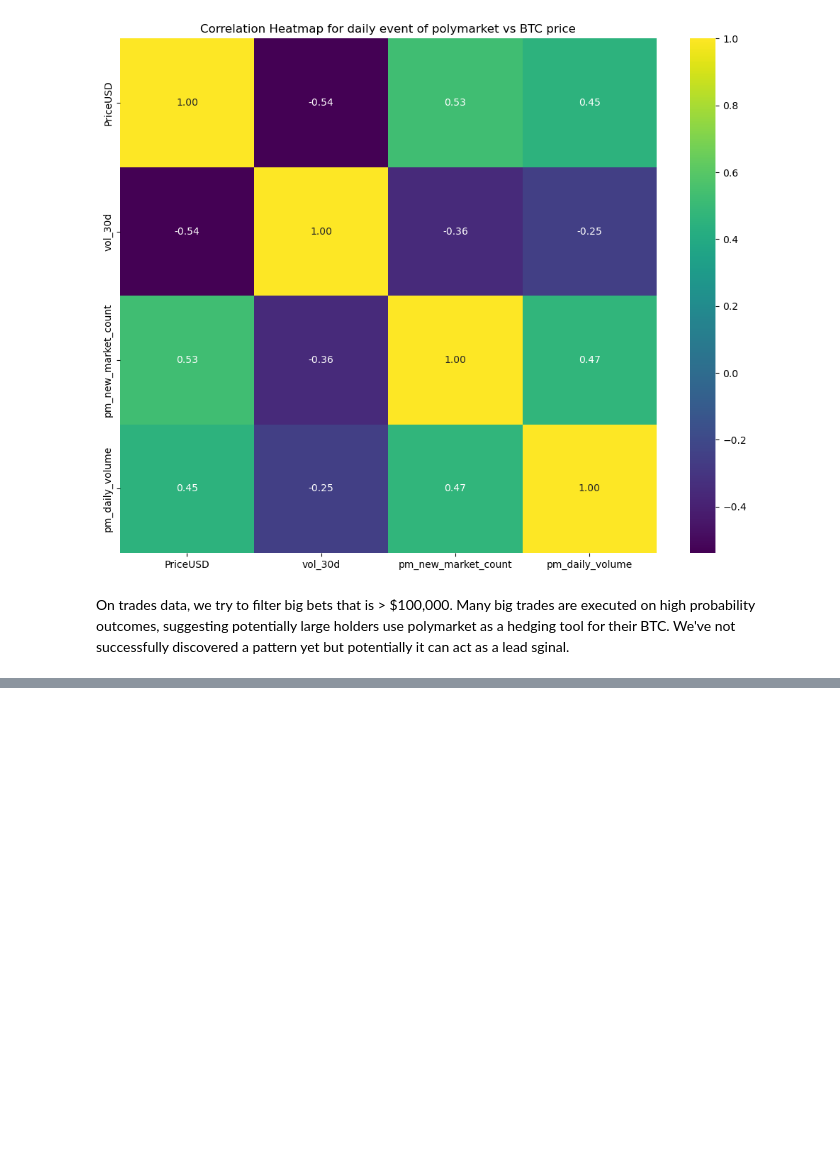
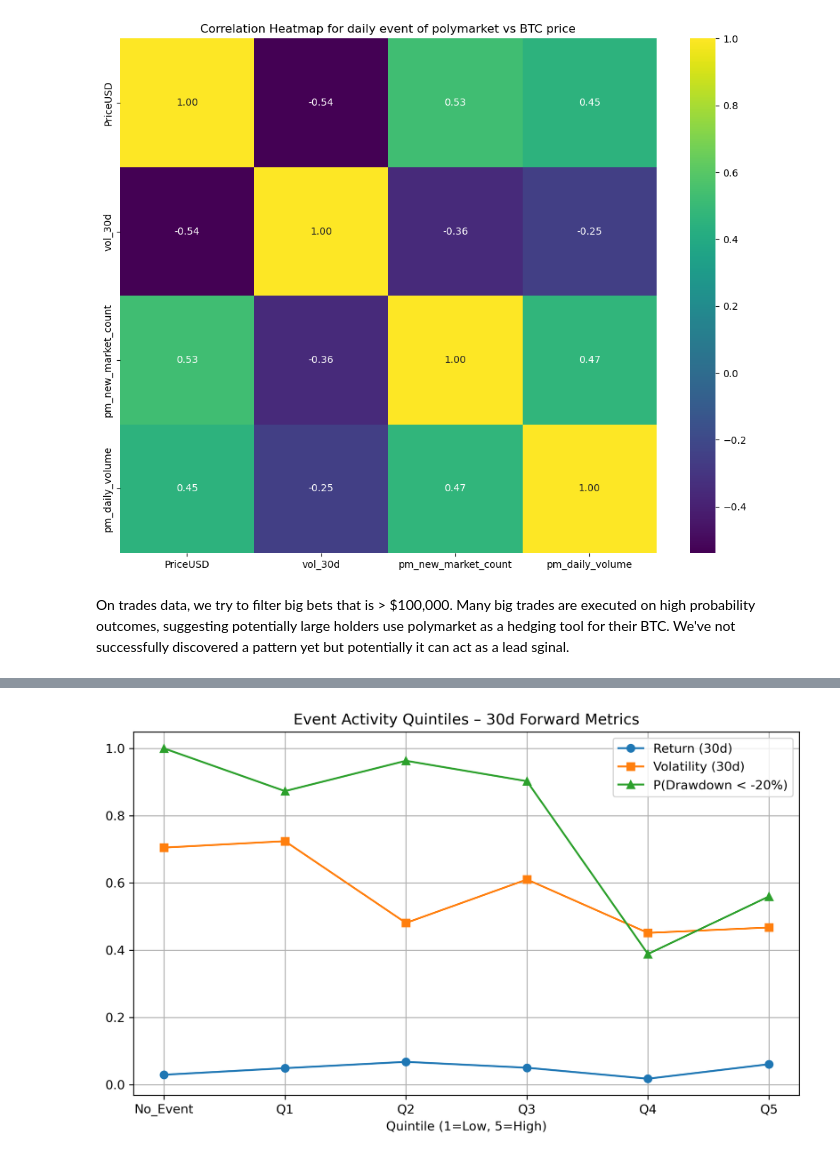
Before and after one commit to shuangvely/bitcoin-analytics-capstone-sp26-team08, a Jupyter notebook: eda/EDA_Executive.ipynb, the cells around one changed output, grey strips where cells are left out. Cells and saved outputs as stored; diff of their text form; code cells hidden in the pictures; blank space fills up the shorter version.

```diff
--- a/eda/EDA_Executive.ipynb
+++ b/eda/EDA_Executive.ipynb
@@ -146,0 +151,4 @@ On trades data, we try to filter big bets that is > $100,000. Many big trades ar
+# %%
+display(Image("plots/event_quintile_forward_metrics.png"))
+# %% [output]
+[figure, added]
```
Also changed, not shown: parts of 8 cells of this notebook.
